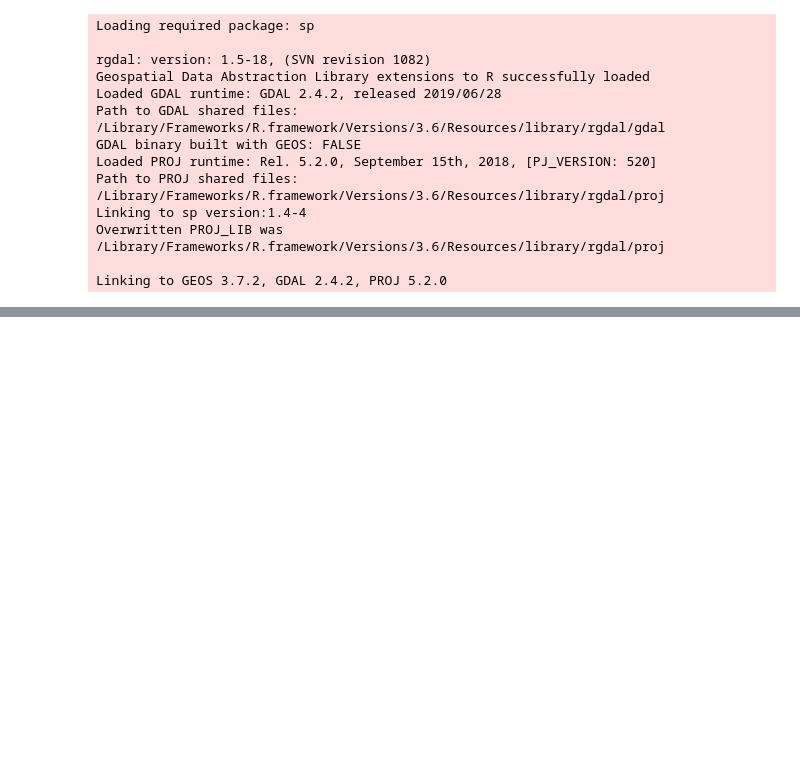
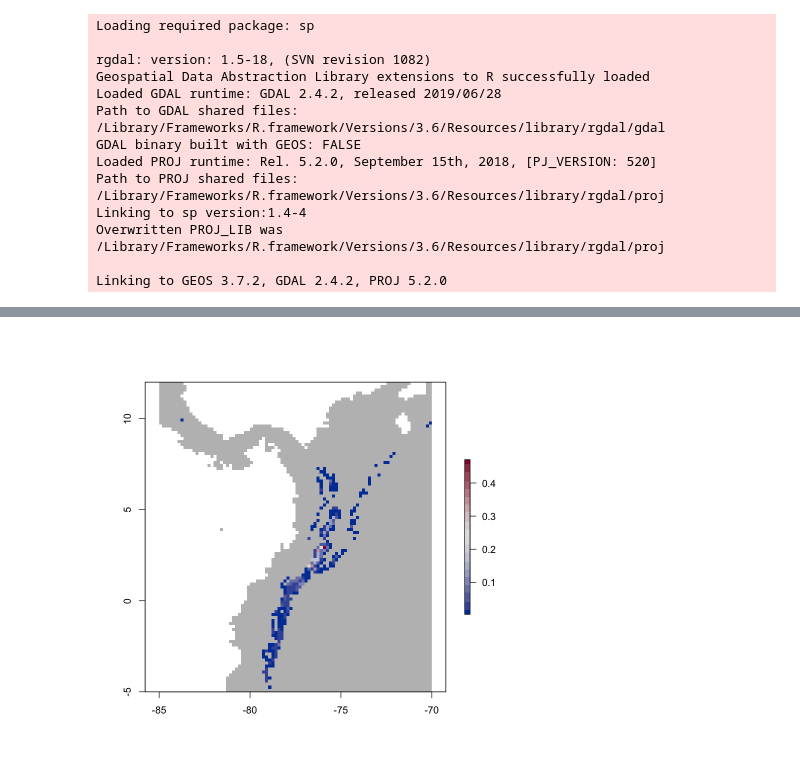
Before and after one commit to davidorme/Masters_GIS, a Jupyter notebook: _sources/practical_2/practical_2.ipynb, the cells around one changed output, grey strips where cells are left out. Cells and saved outputs as stored; diff of their text form; code cells hidden in the pictures; blank space fills up the shorter version.

```diff
--- a/_sources/practical_2/practical_2.ipynb
+++ b/_sources/practical_2/practical_2.ipynb
@@ -63,0 +277,10 @@ It [has been pointed out](https://methodsblog.com/2013/02/20/some-big-news-about
+# %%
+pb <- predict(bioclim_hist_local, bc)
+# create a land map (scores of 0 or more) and then set the
+# zero scores to be NA
+land <- pb >= 0
+pb[pb == 0] <- NA
+plot(land, col='grey', legend=FALSE)
+plot(pb, col=hcl.colors(20, palette='Blue-Red'), add=TRUE)
+# %% [output]
+[figure, added]
```
Also changed, not shown: parts of 21 cells of this notebook, 12 other files.
